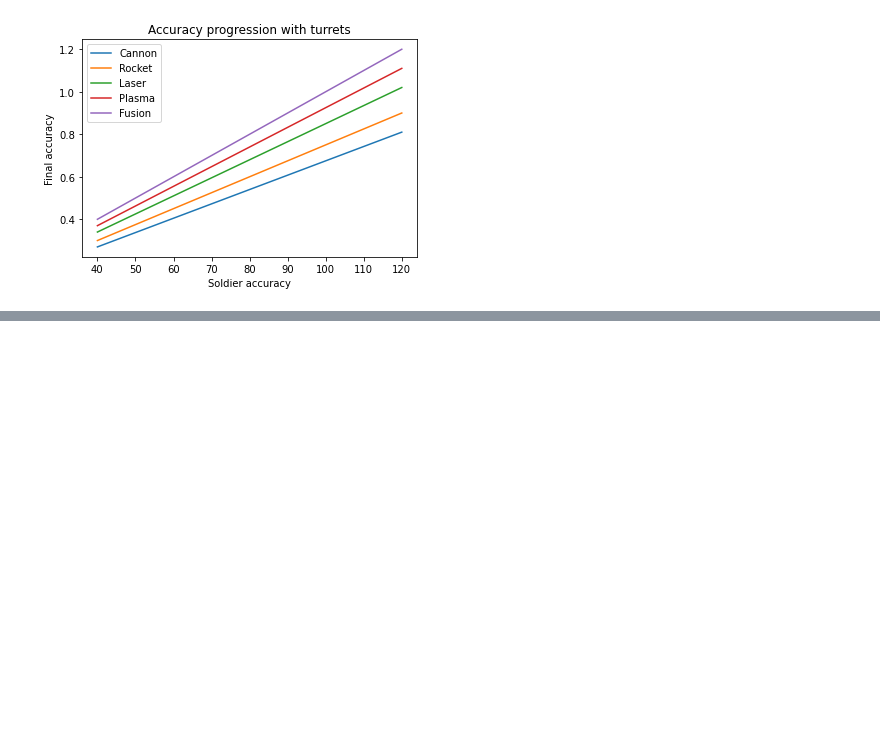
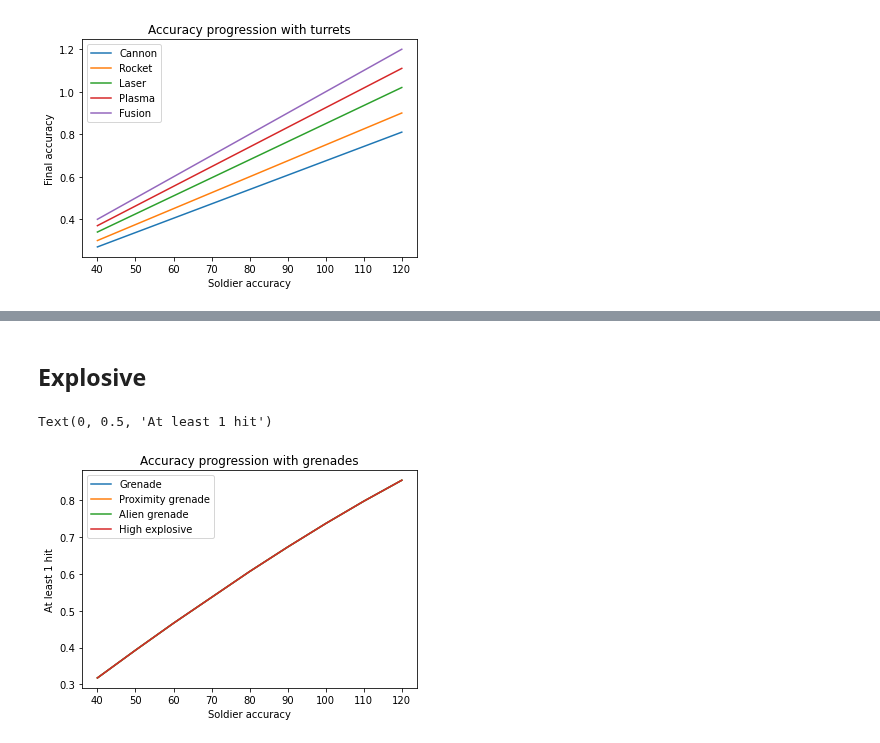
Before and after one commit to Bernardo-MG/xcom-analysis-jupyter-notebook, a Jupyter notebook: enemy_unknown/weapon_accuracy.ipynb, the cells around one changed output, grey strips where cells are left out. Cells and saved outputs as stored; diff of their text form; code cells hidden in the pictures; blank space fills up the shorter version.

```diff
--- a/enemy_unknown/weapon_accuracy.ipynb
+++ b/enemy_unknown/weapon_accuracy.ipynb
@@ -229,0 +339,13 @@ Text(0, 0.5, 'Final accuracy')
+# %% [markdown]
+## Explosive
+# %%
+weapon_proficiency_development_one_grenade = weapon_proficiency_development_one.loc[ ["grenade", "proximity_grenade", "alien_grenade", "high_explosive"] ]
+weapon_proficiency_development_one_grenade = weapon_proficiency_development_one_grenade.sort_values(by=["at_least_one"])
+weapon_proficiency_development_one_grenade = weapon_proficiency_development_one_grenade.unstack(level=0)
+ax = weapon_proficiency_development_one_grenade.plot(title="Accuracy progression with grenades")
+ax.legend(["Grenade", "Proximity grenade", "Alien grenade", "High explosive"]);
+ax.set_xlabel("Soldier accuracy")
+ax.set_ylabel("At least 1 hit")
+# %% [output]
+Text(0, 0.5, 'At least 1 hit')
+[figure, added]
```
Also changed, not shown: parts of 20 cells of this notebook, 1 other file.
